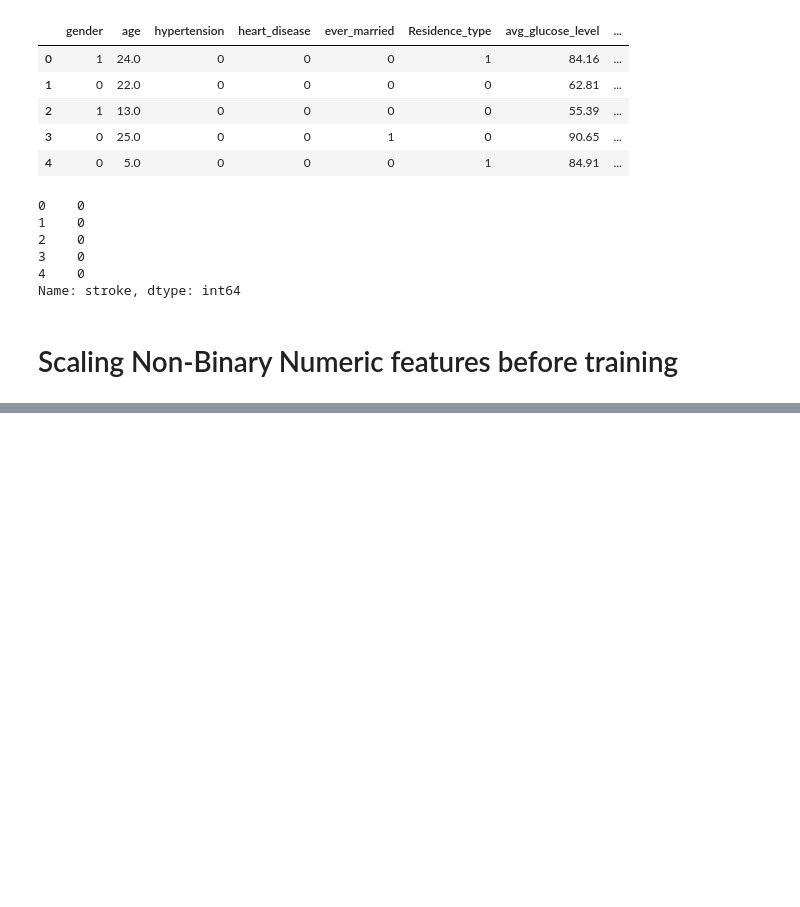
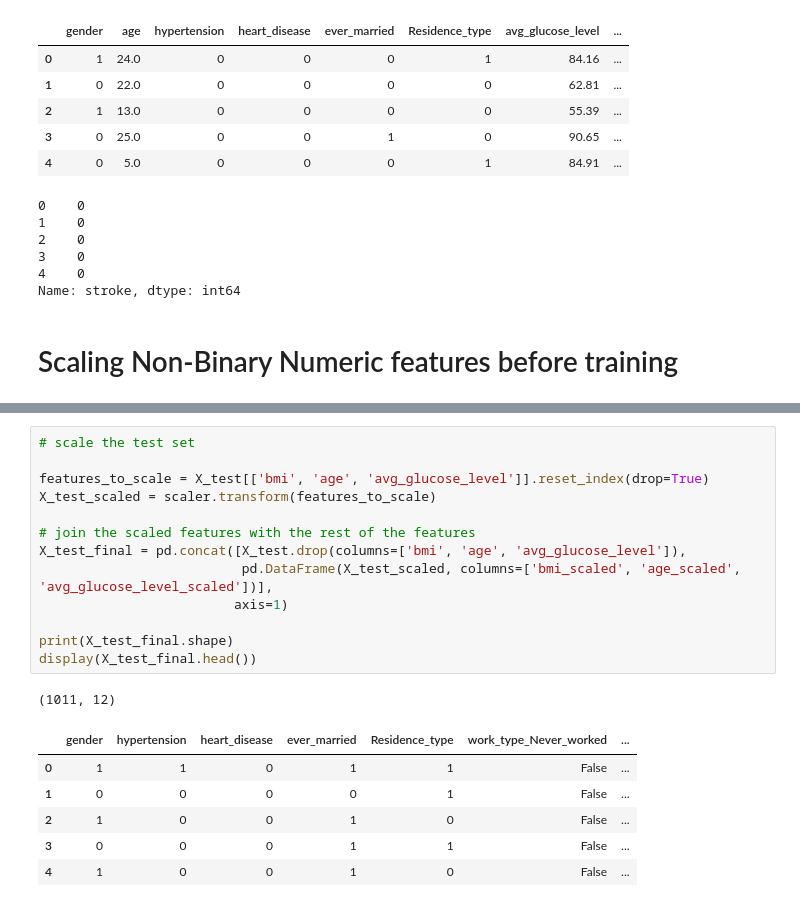
Before and after one commit to marwannour1/stroke_prediction, a Jupyter notebook: main.ipynb, the cells around one changed output, grey strips where cells are left out. Drawn from its saved outputs; the diff is of its cells as text; blank space fills up the shorter version.

```diff
--- a/main.ipynb
+++ b/main.ipynb
@@ -937,0 +947,21 @@ dtype: float64
+# %%
+# scale the test set
+
+features_to_scale = X_test[['bmi', 'age', 'avg_glucose_level']].reset_index(drop=True)
+X_test_scaled = scaler.transform(features_to_scale)
+
+# join the scaled features with the rest of the features
+X_test_final = pd.concat([X_test.drop(columns=['bmi', 'age', 'avg_glucose_level']),
+                          pd.DataFrame(X_test_scaled, columns=['bmi_scaled', 'age_scaled', 'avg_glucose_level_scaled'])],
+                         axis=1)
+
+print(X_test_final.shape)
+display(X_test_final.head())
+# %% [output]
+(1011, 12)
+|  | gender | hypertension | heart_disease | ever_married | Residence_type | work_type_Never_worked | ... |
+| 0 | 1 | 1 | 0 | 1 | 1 | False | ... |
+| 1 | 0 | 0 | 0 | 0 | 1 | False | ... |
+| 2 | 1 | 0 | 0 | 1 | 0 | False | ... |
+| 3 | 0 | 0 | 0 | 1 | 1 | False | ... |
+| 4 | 1 | 0 | 0 | 1 | 0 | False | ... |
```
Also changed, not shown: parts of 4 cells of this notebook.
